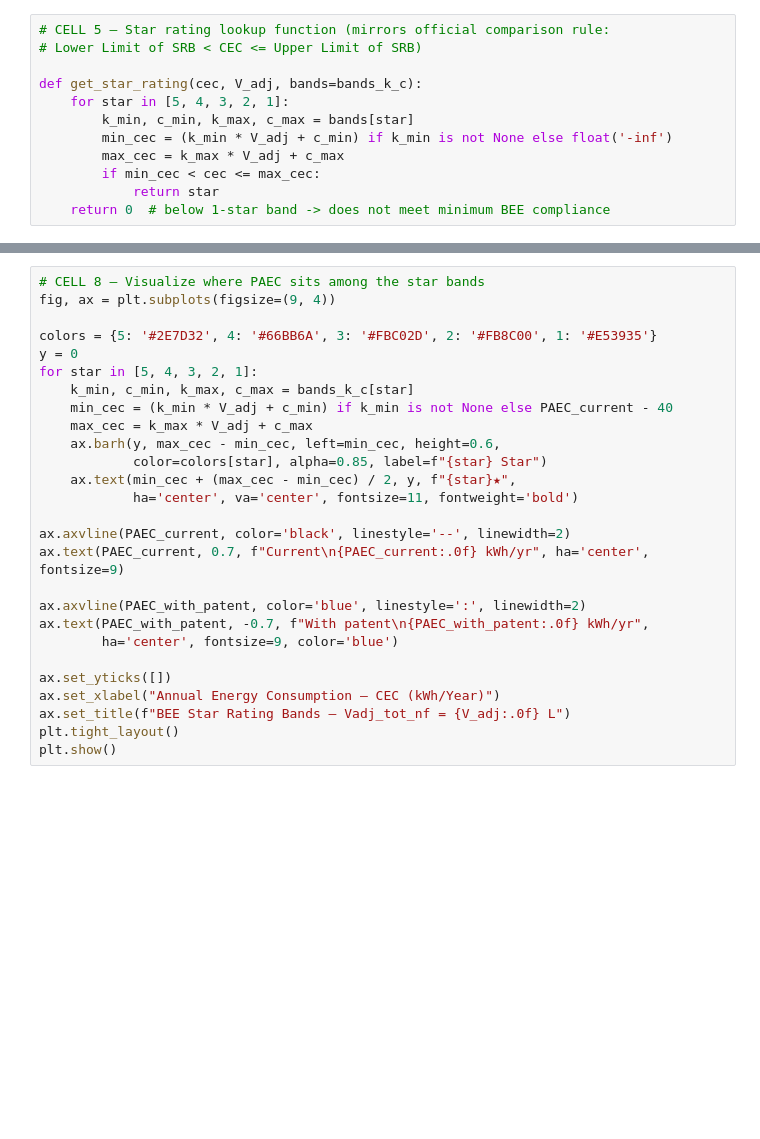
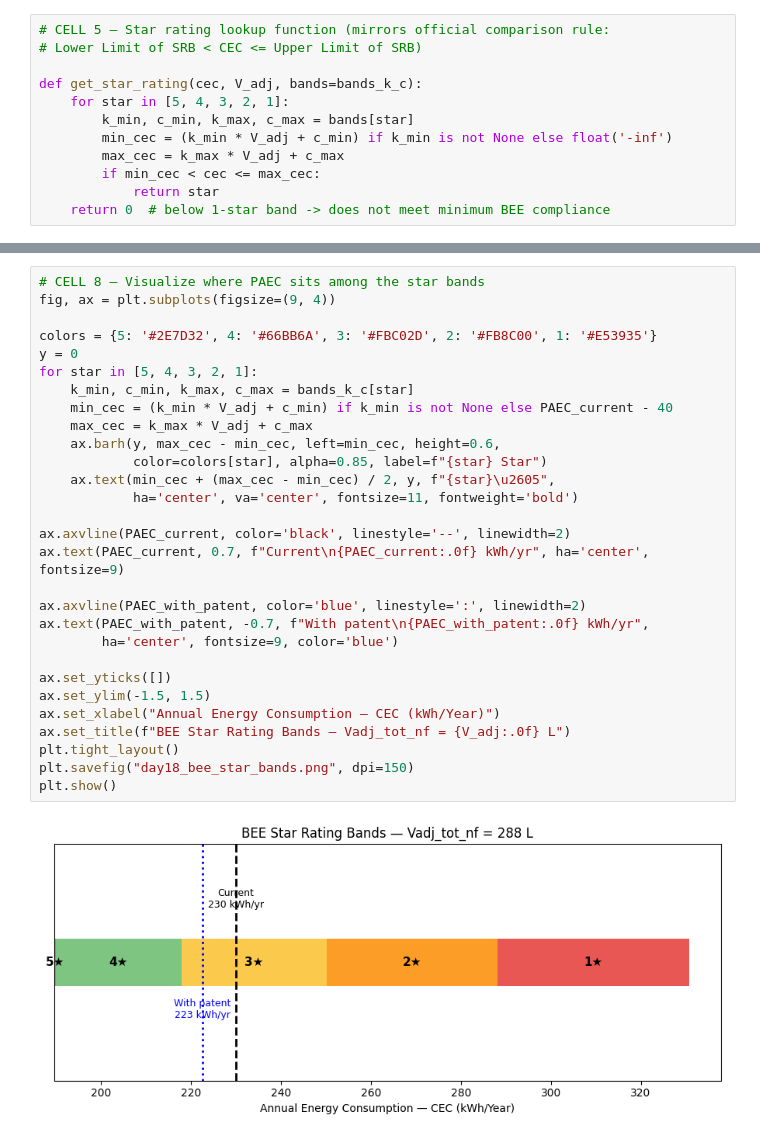
Before and after one commit to MaheshaGonal/refrigeration-simulation-python, a Jupyter notebook: day18_bee_energy_analysis.ipynb, the cells around one changed output, grey strips where cells are left out. Drawn from its saved outputs; the diff is of its cells as text; blank space fills up the shorter version.

```diff
--- a/day18_bee_energy_analysis.ipynb
+++ b/day18_bee_energy_analysis.ipynb
@@ -103,27 +125,31 @@ else:
 # %%
 # CELL 8 — Visualize where PAEC sits among the star bands
 fig, ax = plt.subplots(figsize=(9, 4))
 
 colors = {5: '#2E7D32', 4: '#66BB6A', 3: '#FBC02D', 2: '#FB8C00', 1: '#E53935'}
 y = 0
 for star in [5, 4, 3, 2, 1]:
     k_min, c_min, k_max, c_max = bands_k_c[star]
     min_cec = (k_min * V_adj + c_min) if k_min is not None else PAEC_current - 40
     max_cec = k_max * V_adj + c_max
     ax.barh(y, max_cec - min_cec, left=min_cec, height=0.6,
             color=colors[star], alpha=0.85, label=f"{star} Star")
-    ax.text(min_cec + (max_cec - min_cec) / 2, y, f"{star}★",
+    ax.text(min_cec + (max_cec - min_cec) / 2, y, f"{star}\u2605",
             ha='center', va='center', fontsize=11, fontweight='bold')
 
 ax.axvline(PAEC_current, color='black', linestyle='--', linewidth=2)
 ax.text(PAEC_current, 0.7, f"Current\n{PAEC_current:.0f} kWh/yr", ha='center', fontsize=9)
 
 ax.axvline(PAEC_with_patent, color='blue', linestyle=':', linewidth=2)
 ax.text(PAEC_with_patent, -0.7, f"With patent\n{PAEC_with_patent:.0f} kWh/yr",
         ha='center', fontsize=9, color='blue')
 
 ax.set_yticks([])
+ax.set_ylim(-1.5, 1.5)
 ax.set_xlabel("Annual Energy Consumption — CEC (kWh/Year)")
 ax.set_title(f"BEE Star Rating Bands — Vadj_tot_nf = {V_adj:.0f} L")
 plt.tight_layout()
+plt.savefig("day18_bee_star_bands.png", dpi=150)
 plt.show()
+# %% [output]
+[figure, added]
```
Also changed, not shown: parts of 7 cells of this notebook.
